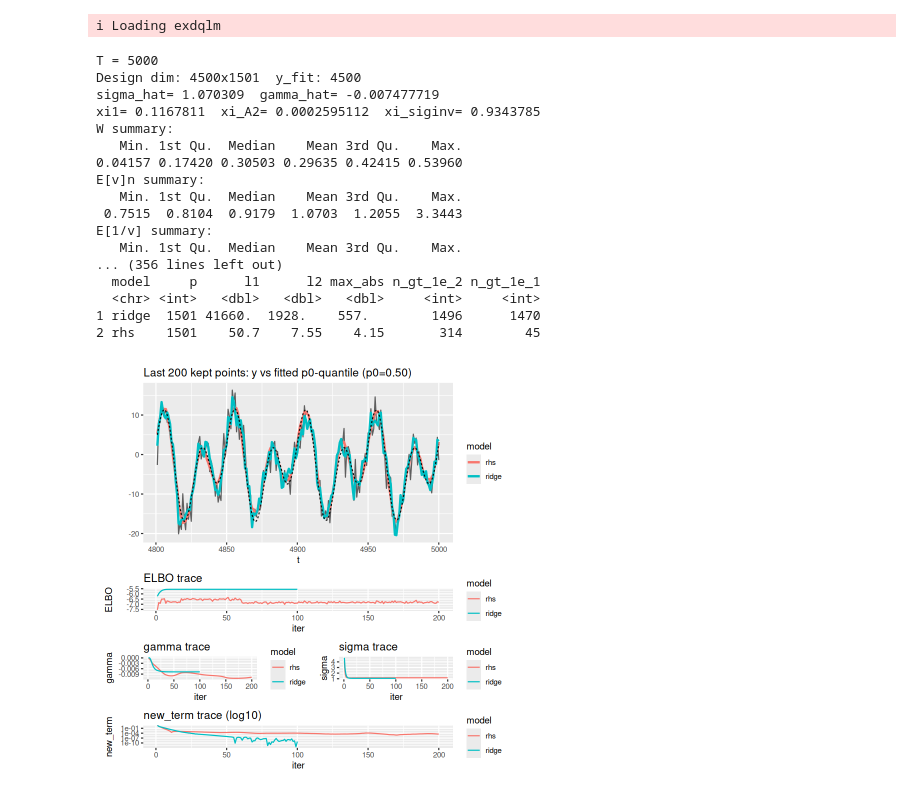
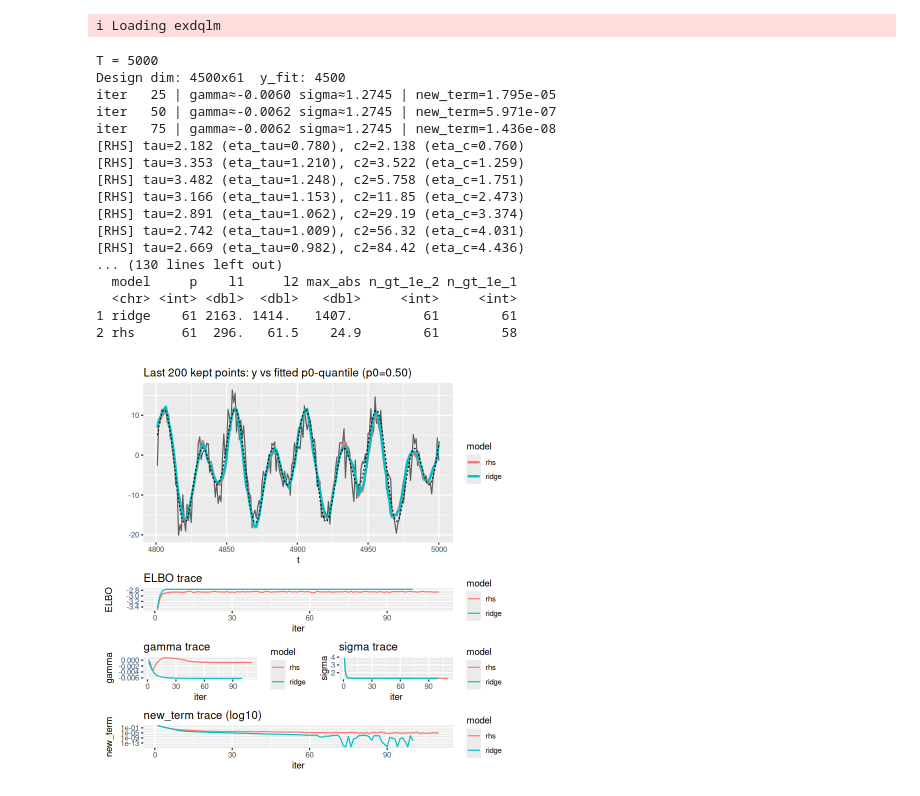
Before and after one commit to AntonioAPDL/exdqlm, a Jupyter notebook: notebooks/test_rhs.ipynb, the cells around one changed output. Drawn from its saved outputs; the diff is of its cells as text; code cells hidden in the pictures.

```diff
--- a/notebooks/test_rhs.ipynb
+++ b/notebooks/test_rhs.ipynb
@@ -779,10 +779,10 @@ vb_control <- list(
 set.seed(12345)
 desn_args <- list(
   D = 3L,
-  n = c(500L, 500L, 500L),
-  n_tilde = c(500L, 500L),
-  m = 120L,
-  alpha = 0.15,
+  n = c(20L, 20L, 20L),
+  n_tilde = c(20L, 20L),
+  m = 30L,
+  alpha = 0.2,
   rho = rep(0.95, 3L),
   act_f = "tanh",
   act_k = "identity",
@@ -959,47 +959,47 @@ p_gamma <- ggplot(df_tr_all, aes(iter, gamma, color = model)) +
 
 p_sigma <- ggplot(df_tr_all, aes(iter, sigma, color = model)) +
   geom_line() + labs(title = "sigma trace", x = "iter", y = "sigma")
 
 p_new <- ggplot(df_tr_all, aes(iter, pmax(new_term, 1e-16), color = model)) +
   geom_line() +
   scale_y_log10(labels = label_scientific()) +
   labs(title = "new_term trace (log10)", x = "iter", y = "new_term")
 
 ## ---------------------------
 ## 15) Show plots (no full-series plot)
 ## ---------------------------
 (p_fit_last) / (p_elbo / (p_gamma | p_sigma) / p_new)
 
 ## ---------------------------
 ## 16) Optional: beta magnitude quick comparison
 ## ---------------------------
 beta_stats <- tibble(
   model = c("ridge","rhs"),
   p = length(ridge$beta_hat),
   l1 = c(sum(abs(ridge$beta_hat)), sum(abs(rhs$beta_hat))),
   l2 = c(sqrt(sum(ridge$beta_hat^2)), sqrt(sum(rhs$beta_hat^2))),
   max_abs = c(max(abs(ridge$beta_hat)), max(abs(rhs$beta_hat))),
   n_gt_1e_2 = c(sum(abs(ridge$beta_hat) > 1e-2), sum(abs(rhs$beta_hat) > 1e-2)),
   n_gt_1e_1 = c(sum(abs(ridge$beta_hat) > 1e-1), sum(abs(rhs$beta_hat) > 1e-1))
 )
 cat("\n=== Beta magnitude summary ===\n"); print(beta_stats)
 # %% [output]
 ℹ Loading exdqlm
 T = 5000
-Design dim: 4500x1501  y_fit: 4500
-sigma_hat= 1.070309  gamma_hat= -0.007477719
-xi1= 0.1167811  xi_A2= 0.0002595112  xi_siginv= 0.9343785
-W summary:
-   Min. 1st Qu.  Median    Mean 3rd Qu.    Max.
-0.04157 0.17420 0.30503 0.29635 0.42415 0.53960
-E[v]n summary:
-   Min. 1st Qu.  Median    Mean 3rd Qu.    Max.
- 0.7515  0.8104  0.9179  1.0703  1.2055  3.3443
-E[1/v] summary:
-   Min. 1st Qu.  Median    Mean 3rd Qu.    Max.
-... (356 lines left out)
-  model     p      l1      l2 max_abs n_gt_1e_2 n_gt_1e_1
-  <chr> <int>   <dbl>   <dbl>   <dbl>     <int>     <int>
-1 ridge  1501 41660.  1928.    557.        1496      1470
-2 rhs    1501    50.7    7.55    4.15       314        45
+Design dim: 4500x61  y_fit: 4500
+iter   25 | gamma≈-0.0060 sigma≈1.2745 | new_term=1.795e-05
+iter   50 | gamma≈-0.0062 sigma≈1.2745 | new_term=5.971e-07
+iter   75 | gamma≈-0.0062 sigma≈1.2745 | new_term=1.436e-08
+[RHS] tau=2.182 (eta_tau=0.780), c2=2.138 (eta_c=0.760)
+[RHS] tau=3.353 (eta_tau=1.210), c2=3.522 (eta_c=1.259)
+[RHS] tau=3.482 (eta_tau=1.248), c2=5.758 (eta_c=1.751)
+[RHS] tau=3.166 (eta_tau=1.153), c2=11.85 (eta_c=2.473)
+[RHS] tau=2.891 (eta_tau=1.062), c2=29.19 (eta_c=3.374)
+[RHS] tau=2.742 (eta_tau=1.009), c2=56.32 (eta_c=4.031)
+[RHS] tau=2.669 (eta_tau=0.982), c2=84.42 (eta_c=4.436)
+... (130 lines left out)
+  model     p    l1     l2 max_abs n_gt_1e_2 n_gt_1e_1
+  <chr> <int> <dbl>  <dbl>   <dbl>     <int>     <int>
+1 ridge    61 2163. 1414.   1407.         61        61
+2 rhs      61  296.   61.5    24.9        61        58
-[figure, old version]
+[figure, new version]
```
Also changed, not shown: 6 other files.
